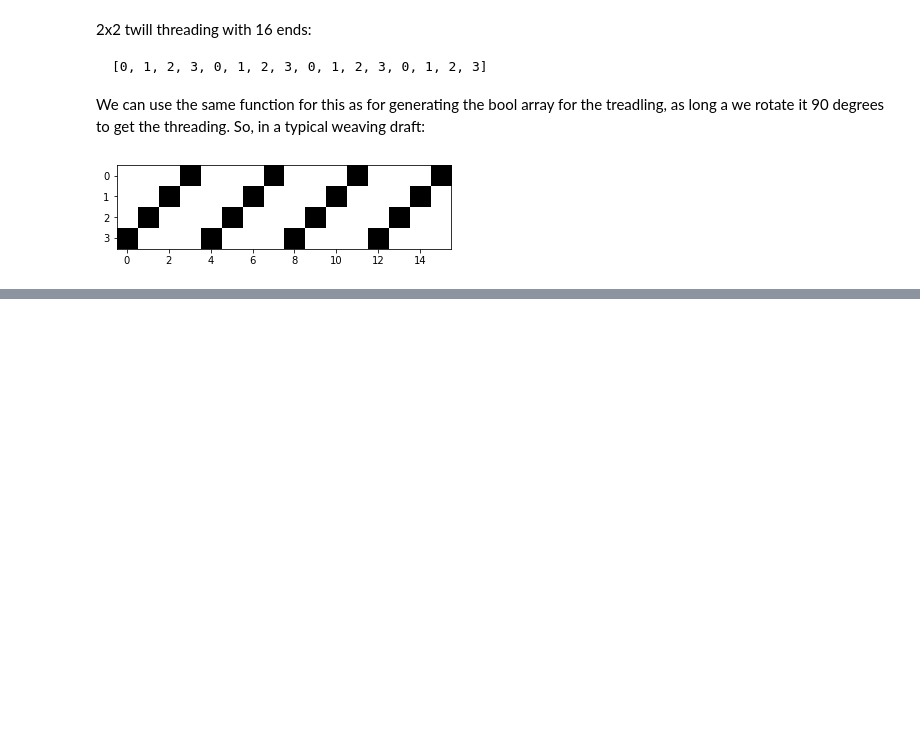
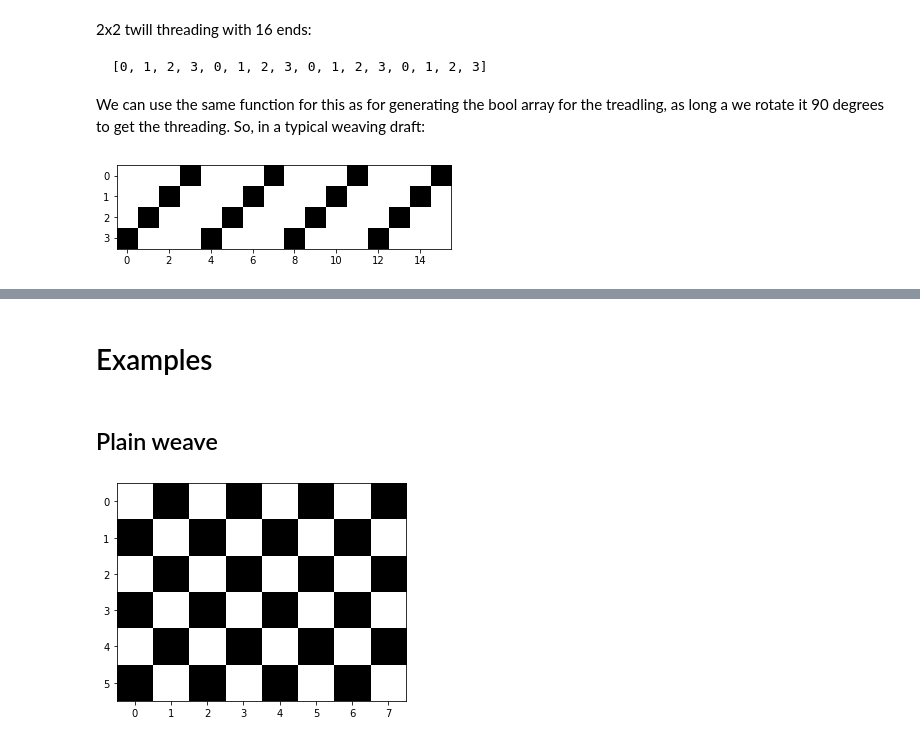
Before and after one commit to elizabethpankratz/weaving-draft-generator, a Jupyter notebook: weaving-draft-generator.ipynb, the cells around one changed output, grey strips where cells are left out. Drawn from its saved outputs; the diff is of its cells as text; code cells hidden in the pictures; blank space fills up the shorter version.

Commit message:
Implement fabric drawdown

```diff
--- a/weaving-draft-generator.ipynb
+++ b/weaving-draft-generator.ipynb
@@ -87,5 +117,5 @@ What this looks like in a typical weaving draft:
 # %%
-pw_tieup = np.array([[0, 1], [1, 0]])
-display(inv(pw_tieup))
+pw_tieup = np.array([[1, 0], [0, 1]])
+display_tieup(pw_tieup)
 # %% [output]
 [figure]
@@ -215,0 +306,9 @@ The fabric is generated as a function of the tie-up, treadling, and threading.
+# %% [markdown]
+# Examples
+# %% [markdown]
+## Plain weave
+# %%
+pw_fabric = gen_fabric(pw_tieup, pw_treadle, pw_thread)
+display(inv(pw_fabric))
+# %% [output]
+[figure, added]
```
Also changed, not shown: parts of 29 cells of this notebook.
